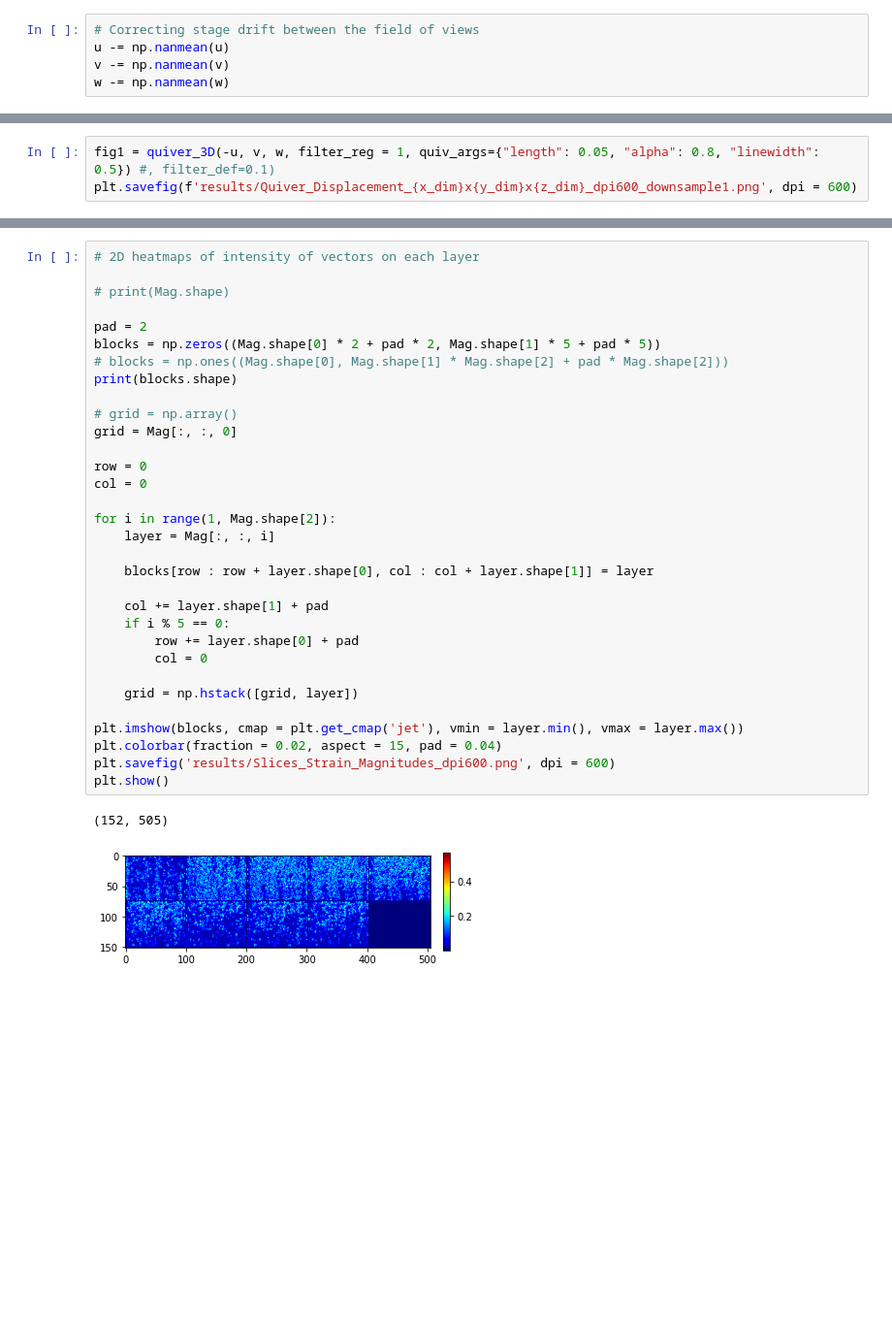
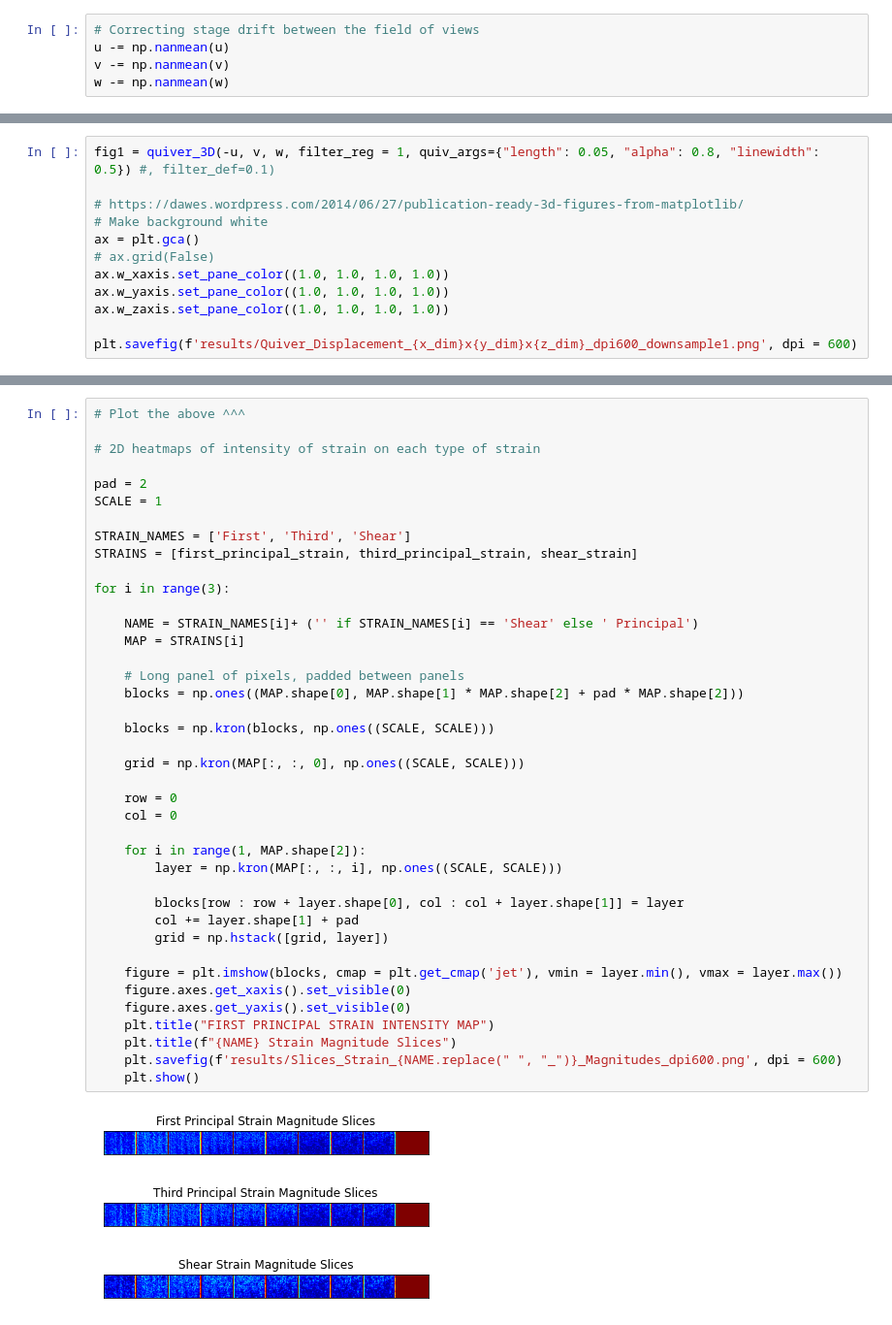
Before and after one commit to siddharthdcosta/OHSU-PIV, a Jupyter notebook: khan-PIV3D-V1.ipynb, the cells around one changed output, grey strips where cells are left out. Shown at 97% size. Cells and saved outputs as stored; diff of their text form; blank space fills up the shorter version.

Commit message:
Plotted each strain type, traction maps
Using small sample data
3D Plotted first, third, and shear strain types
Developed Traction Force intensity maps
Added initial mooney-rivlin functionality

```diff
--- a/khan-PIV3D-V1.ipynb
+++ b/khan-PIV3D-V1.ipynb
@@ -99,4 +90,13 @@ u.shape, v.shape, w.shape
 # %%
 fig1 = quiver_3D(-u, v, w, filter_reg = 1, quiv_args={"length": 0.05, "alpha": 0.8, "linewidth": 0.5}) #, filter_def=0.1)
+
+# https://dawes.wordpress.com/2014/06/27/publication-ready-3d-figures-from-matplotlib/
+# Make background white
+ax = plt.gca()
+# ax.grid(False)
+ax.w_xaxis.set_pane_color((1.0, 1.0, 1.0, 1.0))
+ax.w_yaxis.set_pane_color((1.0, 1.0, 1.0, 1.0))
+ax.w_zaxis.set_pane_color((1.0, 1.0, 1.0, 1.0))
+
 plt.savefig(f'results/Quiver_Displacement_{x_dim}x{y_dim}x{z_dim}_dpi600_downsample1.png', dpi = 600)
 # %% [output]
@@ -181,35 +310,44 @@ plt.savefig('results/Quiver_Strain_dpi600_downsample1_thres005.png', dpi = 600)
 # %%
-# 2D heatmaps of intensity of vectors on each layer
+# Plot the above ^^^
 
-# print(Mag.shape)
+# 2D heatmaps of intensity of strain on each type of strain
 
 pad = 2
-blocks = np.zeros((Mag.shape[0] * 2 + pad * 2, Mag.shape[1] * 5 + pad * 5))
-# blocks = np.ones((Mag.shape[0], Mag.shape[1] * Mag.shape[2] + pad * Mag.shape[2]))
-print(blocks.shape)
+SCALE = 1
 
-# grid = np.array()
-grid = Mag[:, :, 0]
+STRAIN_NAMES = ['First', 'Third', 'Shear']
+STRAINS = [first_principal_strain, third_principal_strain, shear_strain]
 
-row = 0
-col = 0
+for i in range(3):
 
-for i in range(1, Mag.shape[2]):
-	layer = Mag[:, :, i]
+	NAME = STRAIN_NAMES[i]+ ('' if STRAIN_NAMES[i] == 'Shear' else ' Principal')
+	MAP = STRAINS[i]
 
-	blocks[row : row + layer.shape[0], col : col + layer.shape[1]] = layer
+	# Long panel of pixels, padded between panels
+	blocks = np.ones((MAP.shape[0], MAP.shape[1] * MAP.shape[2] + pad * MAP.shape[2]))
 
-	col += layer.shape[1] + pad
-	if i % 5 == 0:
-		row += layer.shape[0] + pad
-		col = 0
+	blocks = np.kron(blocks, np.ones((SCALE, SCALE)))
 
-	grid = np.hstack([grid, layer])
+	grid = np.kron(MAP[:, :, 0], np.ones((SCALE, SCALE)))
 
-plt.imshow(blocks, cmap = plt.get_cmap('jet'), vmin = layer.min(), vmax = layer.max())
-plt.colorbar(fraction = 0.02, aspect = 15, pad = 0.04)
-plt.savefig('results/Slices_Strain_Magnitudes_dpi600.png', dpi = 600)
-plt.show()
+	row = 0
+	col = 0
+
+	for i in range(1, MAP.shape[2]):
+		layer = np.kron(MAP[:, :, i], np.ones((SCALE, SCALE)))
+
+		blocks[row : row + layer.shape[0], col : col + layer.shape[1]] = layer
+		col += layer.shape[1] + pad
+		grid = np.hstack([grid, layer])
+
+	figure = plt.imshow(blocks, cmap = plt.get_cmap('jet'), vmin = layer.min(), vmax = layer.max())
+	figure.axes.get_xaxis().set_visible(0)
+	figure.axes.get_yaxis().set_visible(0)
+	plt.title("FIRST PRINCIPAL STRAIN INTENSITY MAP")
+	plt.title(f"{NAME} Strain Magnitude Slices")
+	plt.savefig(f'results/Slices_Strain_{NAME.replace(" ", "_")}_Magnitudes_dpi600.png', dpi = 600)
+	plt.show()
 # %% [output]
-(152, 505)
-[figure, old version]
+[figure, new version]
+[figure, added]
+[figure, added]
```
Also changed, not shown: parts of 17 cells of this notebook, 8 other files.
